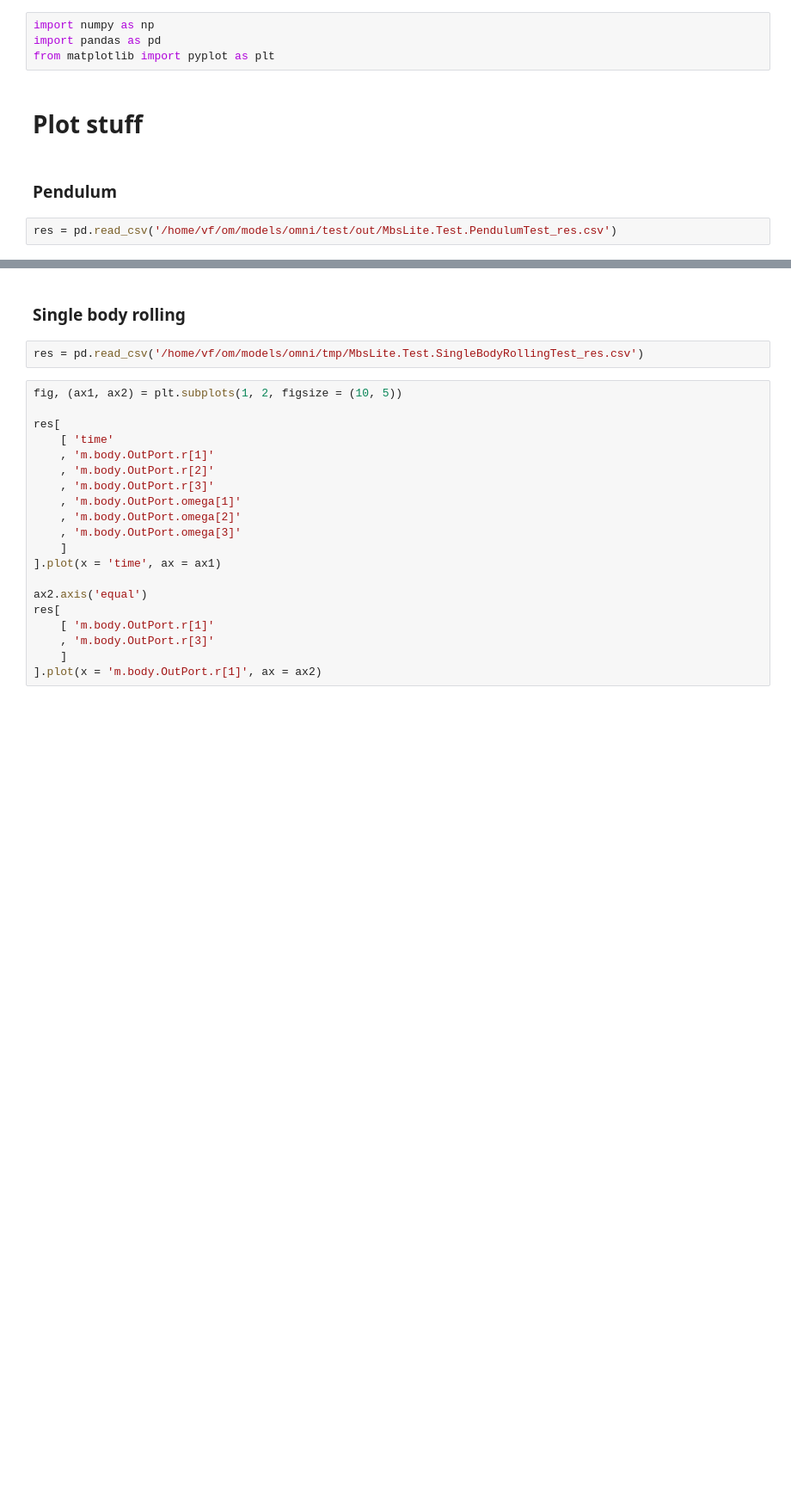
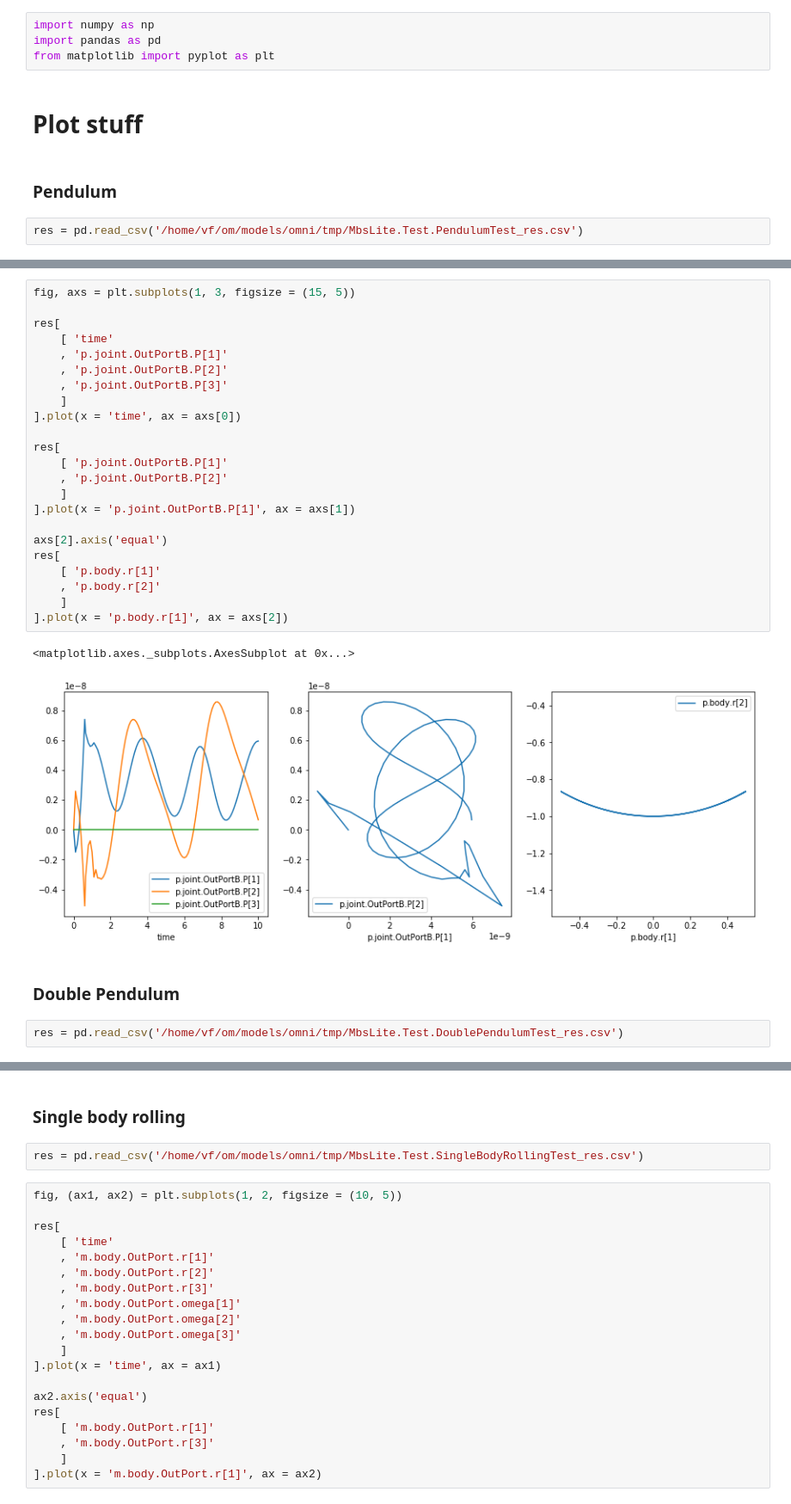
Before and after one commit to admech/mbs, a Jupyter notebook: omni/py.ipynb, the cells around one changed output, grey strips where cells are left out. Shown at 86% size. Cells and saved outputs as stored; diff of their text form; blank space fills up the shorter version.

```diff
--- a/omni/py.ipynb
+++ b/omni/py.ipynb
@@ -7,4 +7,4 @@ from matplotlib import pyplot as plt
 # %% [markdown]
 ### Pendulum
 # %%
-res = pd.read_csv('/home/vf/om/models/omni/test/out/MbsLite.Test.PendulumTest_res.csv')
+res = pd.read_csv('/home/vf/om/models/omni/tmp/MbsLite.Test.PendulumTest_res.csv')
@@ -24,0 +31,30 @@ res[['time', 'p.joint.angle']].tail()
+# %%
+fig, axs = plt.subplots(1, 3, figsize = (15, 5))
+
+res[
+    [ 'time'
+    , 'p.joint.OutPortB.P[1]'
+    , 'p.joint.OutPortB.P[2]'
+    , 'p.joint.OutPortB.P[3]'
+    ]
+].plot(x = 'time', ax = axs[0])
+
+res[
+    [ 'p.joint.OutPortB.P[1]'
+    , 'p.joint.OutPortB.P[2]'
+    ]
+].plot(x = 'p.joint.OutPortB.P[1]', ax = axs[1])
+
+axs[2].axis('equal')
+res[
+    [ 'p.body.r[1]'
+    , 'p.body.r[2]'
+    ]
+].plot(x = 'p.body.r[1]', ax = axs[2])
+# %% [output]
+<matplotlib.axes._subplots.AxesSubplot at 0x...>
+[figure, added]
+# %% [markdown]
+### Double Pendulum
+# %%
+res = pd.read_csv('/home/vf/om/models/omni/tmp/MbsLite.Test.DoublePendulumTest_res.csv')
```
Also changed, not shown: parts of 13 cells of this notebook, 14 other files.
